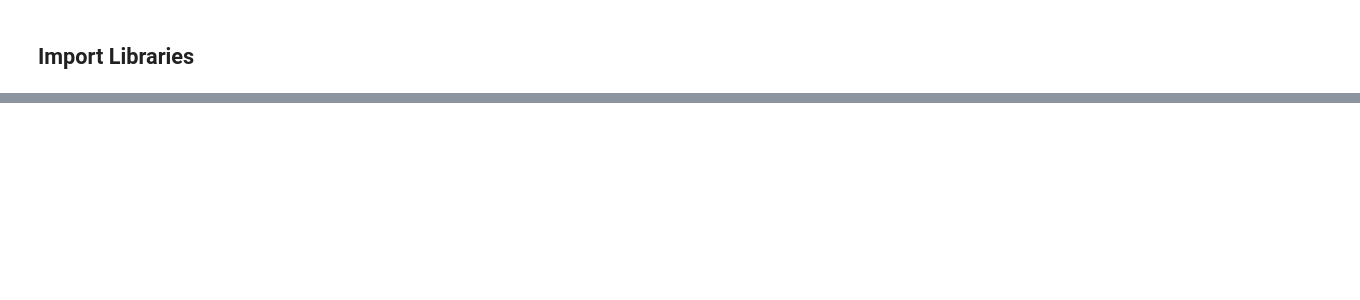
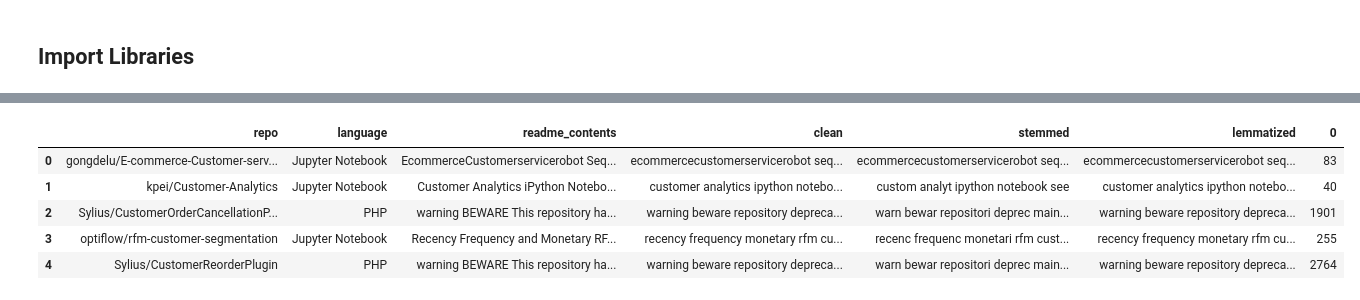
Before and after one commit to nlp-project-germain-group-6/nlp-web-scraping, a Jupyter notebook: Final_Notebook.ipynb, the cells around one changed output, grey strips where cells are left out. Saved outputs shown, nothing was run; the diff lists cells and outputs as text; code cells hidden in the pictures; blank space fills up the shorter version.

Commit message:
updates to final notebook

```diff
--- a/Final_Notebook.ipynb
+++ b/Final_Notebook.ipynb
@@ -55,0 +327,21 @@ Furthermore, because natural language differs so signficantly by geographic loca
+# %%
+#Create empty list
+length_readme = []
+#Loop through the DataFrame READme files
+for i in range(len(df)):
+    length_readme.append(len(df.readme_contents[i]))
+# %%
+#Convert list of READme lengths into DataFrame
+length_readme_df = pd.DataFrame(length_readme)
+# %%
+#Merge main DataFrame and READme length DataFrame
+df_with_length = pd.concat([df, length_readme_df], axis = 1)
+# %%
+df_with_length.head()
+# %% [output]
+|  | repo | language | readme_contents | clean | stemmed | lemmatized | 0 |
+| 0 | gongdelu/E-commerce-Customer-serv... | Jupyter Notebook | EcommerceCustomerservicerobot Seq... | ecommercecustomerservicerobot seq... | ecommercecustomerservicerobot seq... | ecommercecustomerservicerobot seq... | 83 |
+| 1 | kpei/Customer-Analytics | Jupyter Notebook | Customer Analytics iPython Notebo... | customer analytics ipython notebo... | custom analyt ipython notebook see | customer analytics ipython notebo... | 40 |
+| 2 | Sylius/CustomerOrderCancellationP... | PHP | warning BEWARE This repository ha... | warning beware repository depreca... | warn bewar repositori deprec main... | warning beware repository depreca... | 1901 |
+| 3 | optiflow/rfm-customer-segmentation | Jupyter Notebook | Recency Frequency and Monetary RF... | recency frequency monetary rfm cu... | recenc frequenc monetari rfm cust... | recency frequency monetary rfm cu... | 255 |
+| 4 | Sylius/CustomerReorderPlugin | PHP | warning BEWARE This repository ha... | warning beware repository depreca... | warn bewar repositori deprec main... | warning beware repository depreca... | 2764 |
```
Also changed, not shown: parts of 45 cells of this notebook.
